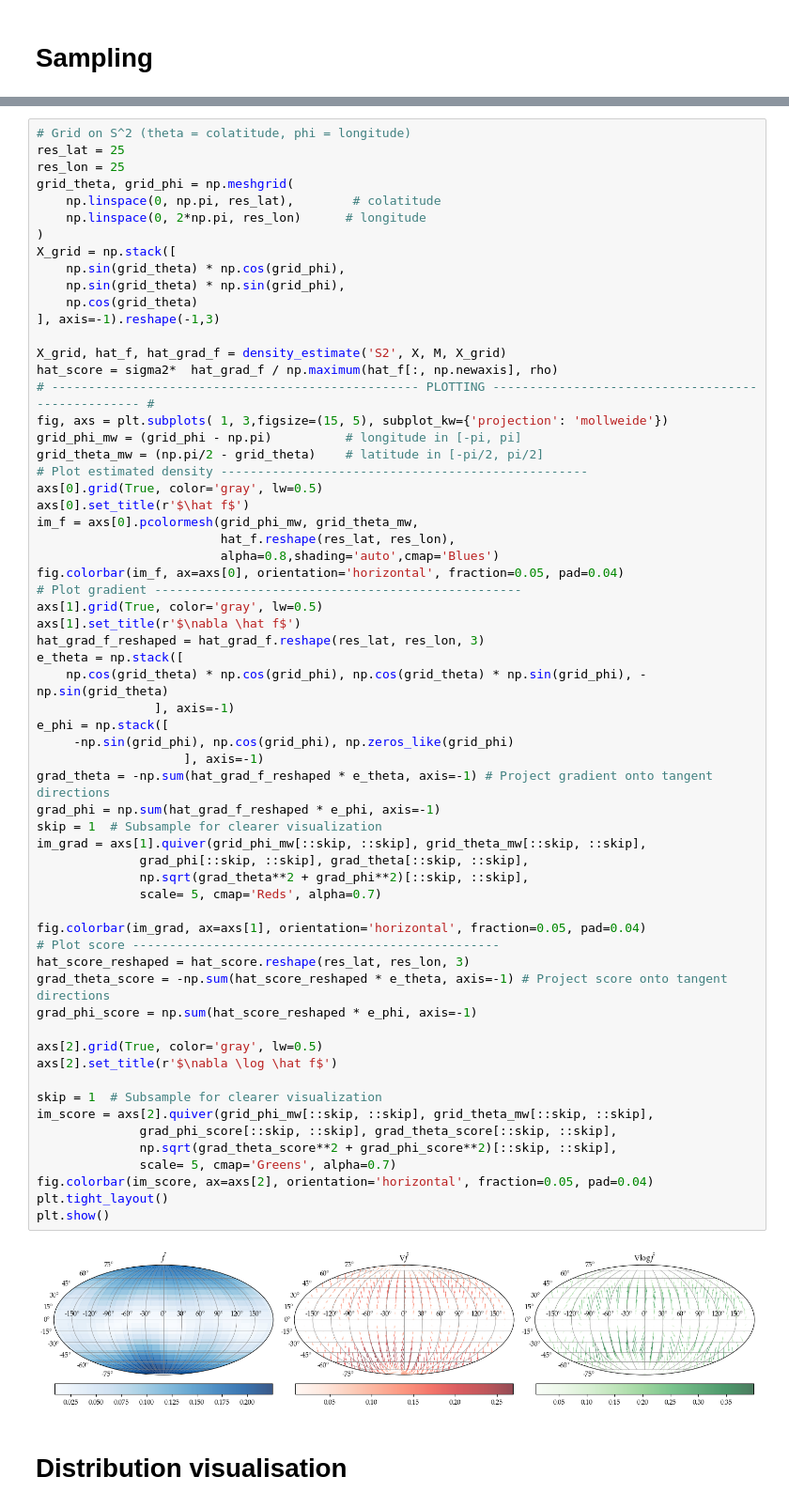
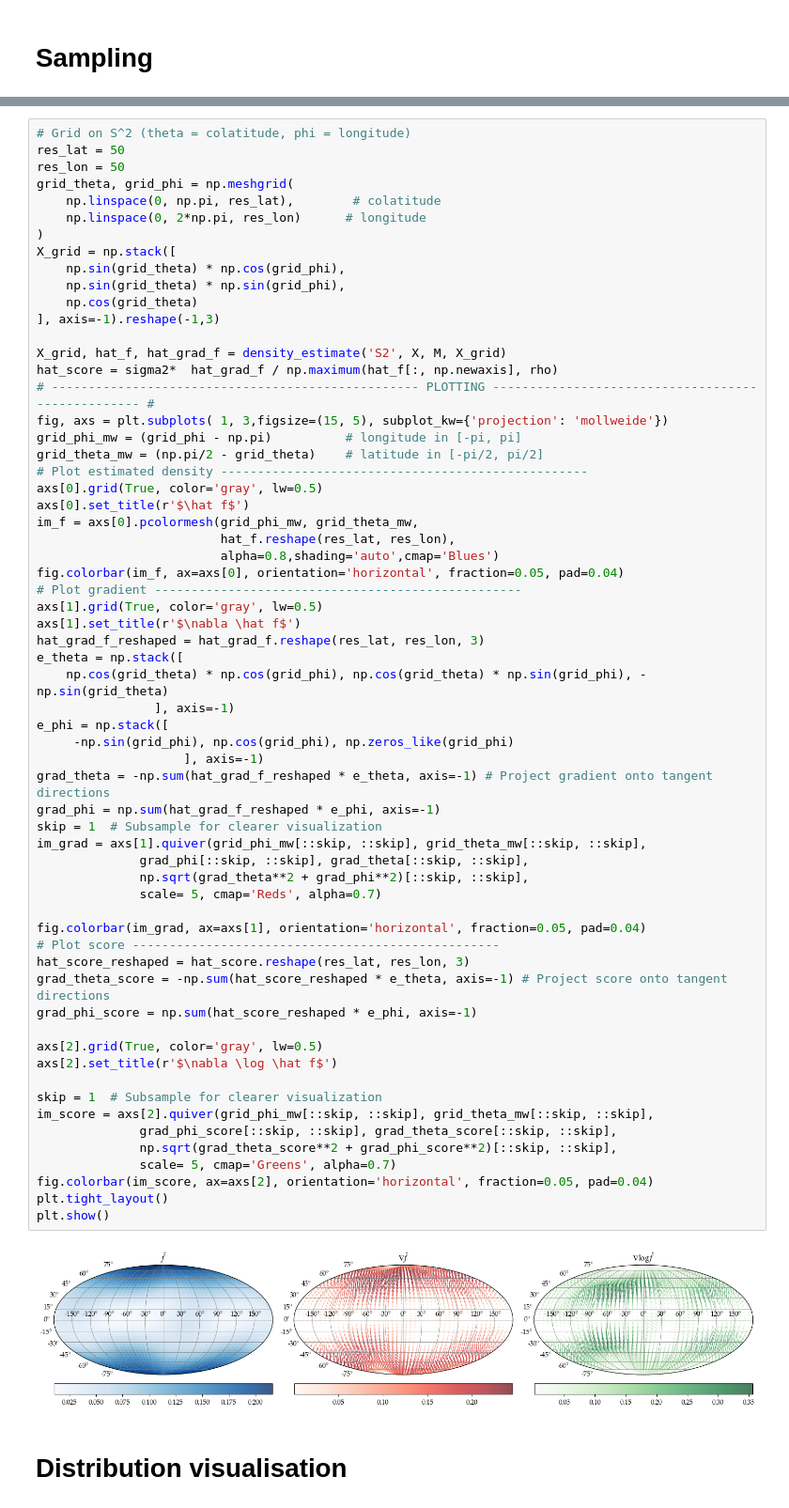
Before and after one commit to aqjaffe/RiemannianEB, a Jupyter notebook: src/notebooks/S2.ipynb, the cells around one changed output, grey strips where cells are left out. Shown at 94% size. Drawn from its saved outputs; the diff is of its cells as text.

```diff
--- a/src/notebooks/S2.ipynb
+++ b/src/notebooks/S2.ipynb
@@ -77,7 +77,7 @@ Denoised Loss: 0.4498
 # %%
 # Grid on S^2 (theta = colatitude, phi = longitude)
-res_lat = 25
-res_lon = 25
+res_lat = 50
+res_lon = 50
 grid_theta, grid_phi = np.meshgrid(
     np.linspace(0, np.pi, res_lat),        # colatitude
     np.linspace(0, 2*np.pi, res_lon)      # longitude
@@ -110,34 +110,34 @@ e_theta = np.stack([
                 ], axis=-1)
 e_phi = np.stack([
      -np.sin(grid_phi), np.cos(grid_phi), np.zeros_like(grid_phi)
                     ], axis=-1)
 grad_theta = -np.sum(hat_grad_f_reshaped * e_theta, axis=-1) # Project gradient onto tangent directions
 grad_phi = np.sum(hat_grad_f_reshaped * e_phi, axis=-1)
 skip = 1  # Subsample for clearer visualization
 im_grad = axs[1].quiver(grid_phi_mw[::skip, ::skip], grid_theta_mw[::skip, ::skip],
               grad_phi[::skip, ::skip], grad_theta[::skip, ::skip],
               np.sqrt(grad_theta**2 + grad_phi**2)[::skip, ::skip],
               scale= 5, cmap='Reds', alpha=0.7)
 
 fig.colorbar(im_grad, ax=axs[1], orientation='horizontal', fraction=0.05, pad=0.04)
 # Plot score --------------------------------------------------
 hat_score_reshaped = hat_score.reshape(res_lat, res_lon, 3)
 grad_theta_score = -np.sum(hat_score_reshaped * e_theta, axis=-1) # Project score onto tangent directions
 grad_phi_score = np.sum(hat_score_reshaped * e_phi, axis=-1)
 
 axs[2].grid(True, color='gray', lw=0.5)
 axs[2].set_title(r'$\nabla \log \hat f$')
 
 skip = 1  # Subsample for clearer visualization
 im_score = axs[2].quiver(grid_phi_mw[::skip, ::skip], grid_theta_mw[::skip, ::skip],
               grad_phi_score[::skip, ::skip], grad_theta_score[::skip, ::skip],
               np.sqrt(grad_theta_score**2 + grad_phi_score**2)[::skip, ::skip],
               scale= 5, cmap='Greens', alpha=0.7)
 fig.colorbar(im_score, ax=axs[2], orientation='horizontal', fraction=0.05, pad=0.04)
 plt.tight_layout()
 plt.show()
 # %% [output]
-[figure, old version]
+[figure, new version]
 # %% [markdown]
 # Distribution visualisation
 # %%
```
Also changed, not shown: parts of 1 cell of this notebook, 5 other files.
